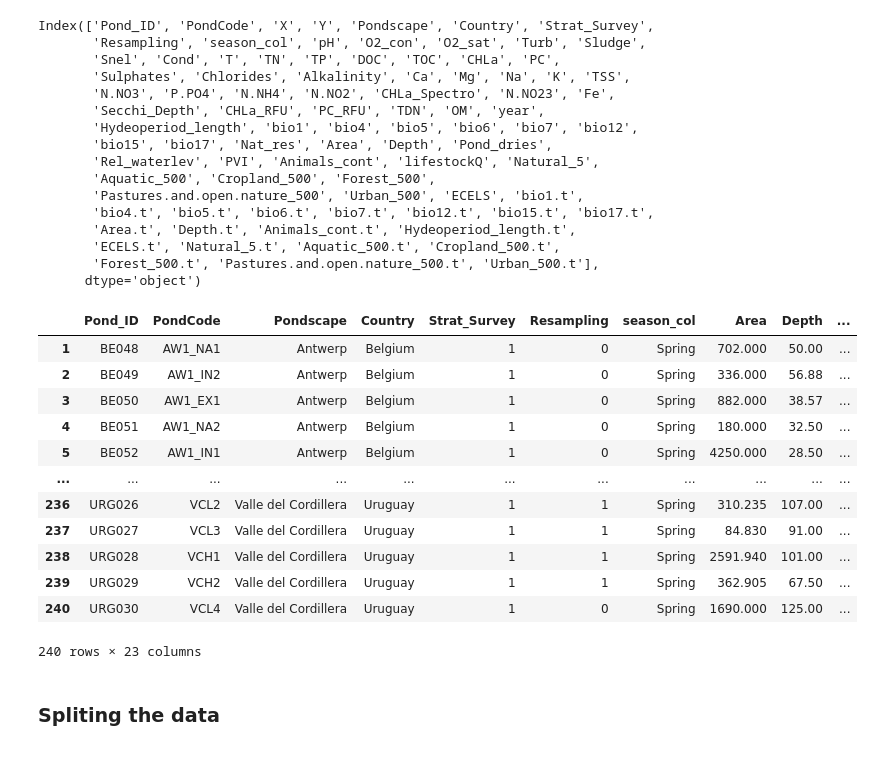
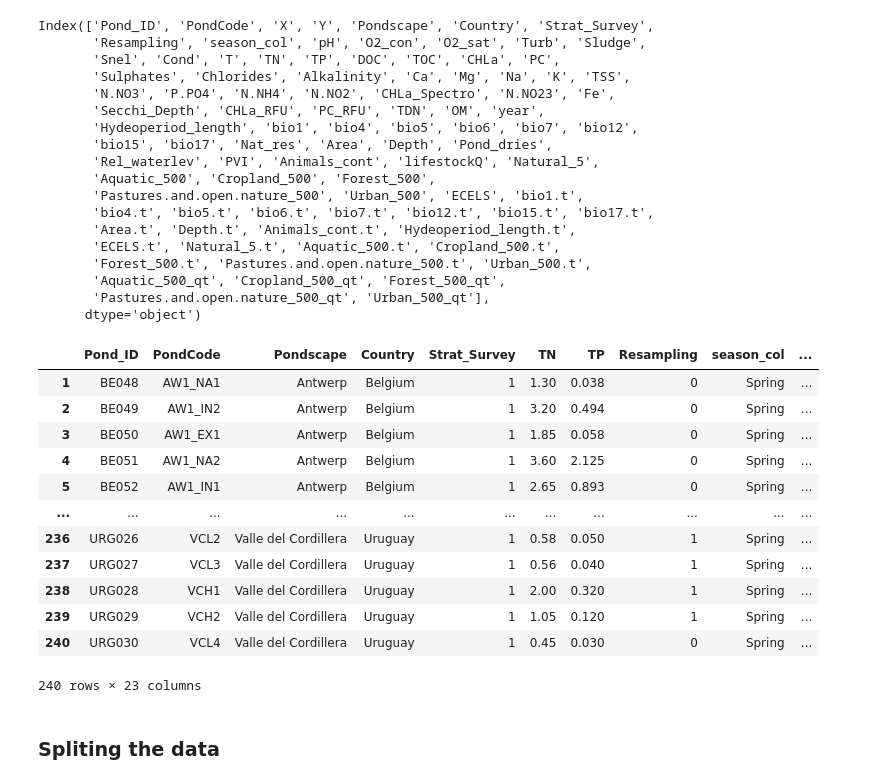
Before and after one commit to jingsday/ponderful_Scripts, a Jupyter notebook: ponderful_Scripts_random_forest/ponderful_Scripts_rf.ipynb, the cells around one changed output. Drawn from its saved outputs; the diff is of its cells as text; code cells hidden in the pictures.

```diff
--- a/ponderful_Scripts_random_forest/ponderful_Scripts_rf.ipynb
+++ b/ponderful_Scripts_random_forest/ponderful_Scripts_rf.ipynb
@@ -16,7 +16,7 @@ from IPython.display import Image
 import graphviz
 # %%
 #Data reading
-Phy_Che = pd.read_csv('/Users/lidiayung/PhD_project/project_PONDERFUL/ponderful_DATA/ponderful_DATA_random_forest/PhyChe_XY.csv',index_col=0)
+Phy_Che = pd.read_pickle('/Users/lidiayung/PhD_project/project_PONDERFUL/ponderful_OUTPUT/Phy_Che_qt.pkl')
 display(Phy_Che)
 # %% [output]
 |  | Pond_ID | PondCode | X | Y | Pondscape | Country | Strat_Survey | Resampling | season_col | ... |
@@ -49,28 +49,30 @@ Index(['Pond_ID', 'PondCode', 'X', 'Y', 'Pondscape', 'Country', 'Strat_Survey',
        'bio4.t', 'bio5.t', 'bio6.t', 'bio7.t', 'bio12.t', 'bio15.t', 'bio17.t',
        'Area.t', 'Depth.t', 'Animals_cont.t', 'Hydeoperiod_length.t',
        'ECELS.t', 'Natural_5.t', 'Aquatic_500.t', 'Cropland_500.t',
-       'Forest_500.t', 'Pastures.and.open.nature_500.t', 'Urban_500.t'],
+       'Forest_500.t', 'Pastures.and.open.nature_500.t', 'Urban_500.t',
+       'Aquatic_500_qt', 'Cropland_500_qt', 'Forest_500_qt',
+       'Pastures.and.open.nature_500_qt', 'Urban_500_qt'],
       dtype='object')
 # %%
-vars=['Pond_ID', 'PondCode', 'Pondscape', 'Country', 'Strat_Survey',
-       'Resampling', 'season_col','Area', 'Depth','TN', 'TP','bio1', 'bio4', 'bio5','bio12','Hydeoperiod_length',
-       'Animals_cont', 'Natural_5','Aquatic_500', 'Cropland_500', 'Forest_500',
-       'Pastures.and.open.nature_500','Urban_500',]
+vars=['Pond_ID', 'PondCode', 'Pondscape', 'Country', 'Strat_Survey','TN', 'TP',
+       'Resampling', 'season_col','Area.t', 'Depth.t','bio1.t', 'bio4.t', 'bio5.t','bio12.t','Hydeoperiod_length.t',
+       'Animals_cont.t', 'Natural_5.t','Aquatic_500_qt', 'Cropland_500_qt', 'Forest_500_qt',
+       'Pastures.and.open.nature_500_qt','Urban_500_qt']
 Phy_Che_random_forest_df = Phy_Che[vars]
 display(Phy_Che_random_forest_df)
 # %% [output]
-|  | Pond_ID | PondCode | Pondscape | Country | Strat_Survey | Resampling | season_col | Area | Depth | ... |
-| 1 | BE048 | AW1_NA1 | Antwerp | Belgium | 1 | 0 | Spring | 702.000 | 50.00 | ... |
-| 2 | BE049 | AW1_IN2 | Antwerp | Belgium | 1 | 0 | Spring | 336.000 | 56.88 | ... |
-| 3 | BE050 | AW1_EX1 | Antwerp | Belgium | 1 | 0 | Spring | 882.000 | 38.57 | ... |
-| 4 | BE051 | AW1_NA2 | Antwerp | Belgium | 1 | 0 | Spring | 180.000 | 32.50 | ... |
-| 5 | BE052 | AW1_IN1 | Antwerp | Belgium | 1 | 0 | Spring | 4250.000 | 28.50 | ... |
+|  | Pond_ID | PondCode | Pondscape | Country | Strat_Survey | TN | TP | Resampling | season_col | ... |
+| 1 | BE048 | AW1_NA1 | Antwerp | Belgium | 1 | 1.30 | 0.038 | 0 | Spring | ... |
+| 2 | BE049 | AW1_IN2 | Antwerp | Belgium | 1 | 3.20 | 0.494 | 0 | Spring | ... |
+| 3 | BE050 | AW1_EX1 | Antwerp | Belgium | 1 | 1.85 | 0.058 | 0 | Spring | ... |
+| 4 | BE051 | AW1_NA2 | Antwerp | Belgium | 1 | 3.60 | 2.125 | 0 | Spring | ... |
+| 5 | BE052 | AW1_IN1 | Antwerp | Belgium | 1 | 2.65 | 0.893 | 0 | Spring | ... |
 | ... | ... | ... | ... | ... | ... | ... | ... | ... | ... | ... |
-| 236 | URG026 | VCL2 | Valle del Cordillera | Uruguay | 1 | 1 | Spring | 310.235 | 107.00 | ... |
-| 237 | URG027 | VCL3 | Valle del Cordillera | Uruguay | 1 | 1 | Spring | 84.830 | 91.00 | ... |
-| 238 | URG028 | VCH1 | Valle del Cordillera | Uruguay | 1 | 1 | Spring | 2591.940 | 101.00 | ... |
-| 239 | URG029 | VCH2 | Valle del Cordillera | Uruguay | 1 | 1 | Spring | 362.905 | 67.50 | ... |
-| 240 | URG030 | VCL4 | Valle del Cordillera | Uruguay | 1 | 0 | Spring | 1690.000 | 125.00 | ... |
+| 236 | URG026 | VCL2 | Valle del Cordillera | Uruguay | 1 | 0.58 | 0.050 | 1 | Spring | ... |
+| 237 | URG027 | VCL3 | Valle del Cordillera | Uruguay | 1 | 0.56 | 0.040 | 1 | Spring | ... |
+| 238 | URG028 | VCH1 | Valle del Cordillera | Uruguay | 1 | 2.00 | 0.320 | 1 | Spring | ... |
+| 239 | URG029 | VCH2 | Valle del Cordillera | Uruguay | 1 | 1.05 | 0.120 | 1 | Spring | ... |
+| 240 | URG030 | VCL4 | Valle del Cordillera | Uruguay | 1 | 0.45 | 0.030 | 0 | Spring | ... |
 240 rows × 23 columns
 # %% [markdown]
 ### Spliting the data
```
Also changed, not shown: parts of 7 cells of this notebook, 1 other file.
